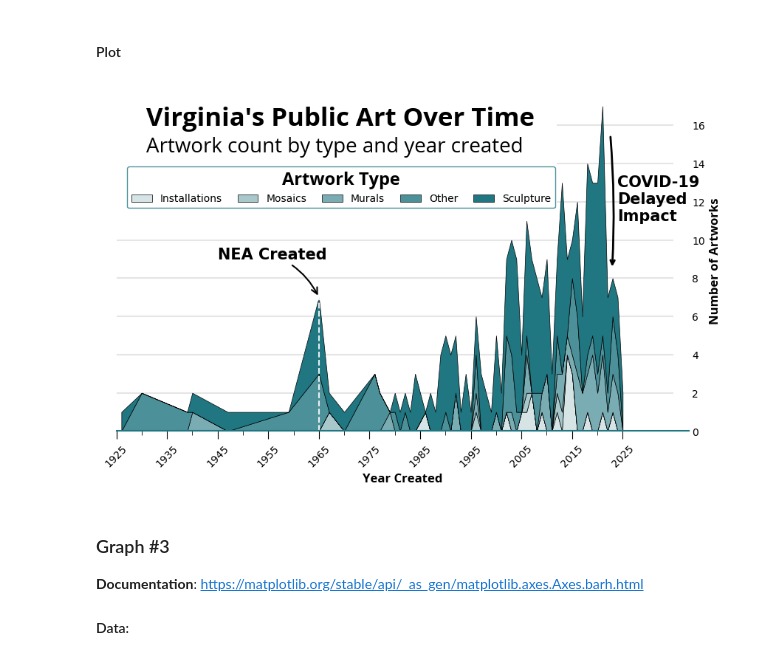
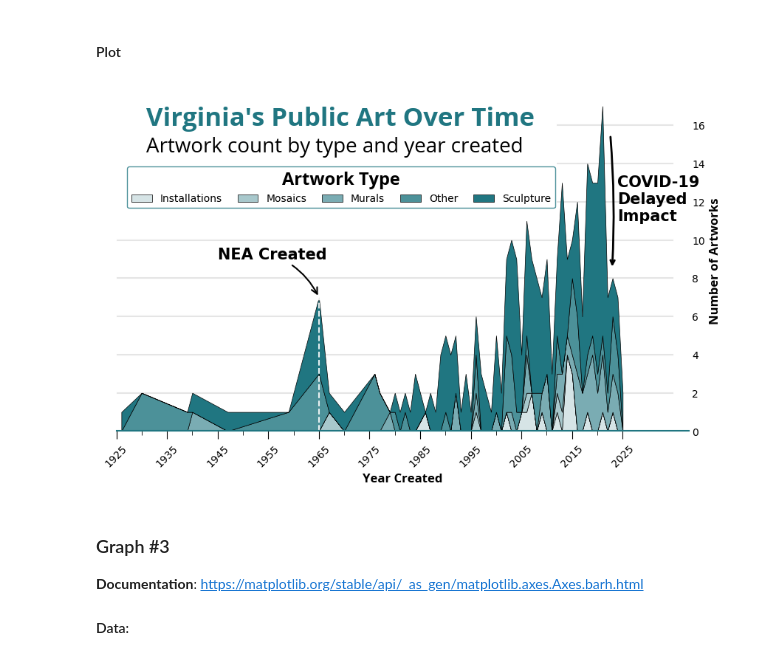
Before and after one commit to kenzkleczynski/Public-Art-Archive, a Jupyter notebook: Notebooks/Exploring_Data.ipynb, the cells around one changed output. Saved outputs shown, nothing was run; the diff lists cells and outputs as text; code cells hidden in the pictures.

```diff
--- a/Notebooks/Exploring_Data.ipynb
+++ b/Notebooks/Exploring_Data.ipynb
@@ -314,7 +314,7 @@ ax.hlines(y=2, xmin=1925, xmax=2035, linestyle='-', alpha=0.1, color=PAA_COLORS[
 
 # Add titles
 fig.text(0.165, 0.8, "Virginia's Public Art Over Time",
-         ha='left', **PAA_TEXT_STYLES['title'])
+         ha='left', **PAA_TEXT_STYLES['title'], color=PAA_COLORS['teal'])
 fig.text(0.165, 0.74, 'Artwork count by type and year created',
          ha='left', **PAA_TEXT_STYLES['subtitle'])
 
@@ -377,34 +377,34 @@ ax.annotate(
     )
 )
 ax.vlines(x=1965, ymin=0, ymax=7, color=PAA_COLORS['white'], linestyle='--', linewidth=1.5, alpha=0.9)
 
 #add arrow to show drop in 2022
 ax.annotate(
     '',  # no text
     xy=(2022.5, 7),  # where arrow points to
     xytext=(2022, 17),  # where arrow starts from
     arrowprops=dict(
         arrowstyle='->',
         color=PAA_COLORS['black'],
         linewidth=2,
         connectionstyle='arc3,rad=-0.05',
         shrinkA=30,
         shrinkB=30
     )
 )
 
 # Add label for the arrow
 ax.text(2024, 11, 'COVID-19\nDelayed\nImpact',
         fontsize=15,
         fontweight='bold',
         color=PAA_COLORS['black'],
         ha='left')
 
 plt.savefig('visualizations/graph_2.svg', bbox_inches='tight')
 
 plt.show()
 # %% [output]
-[figure, old version]
+[figure, new version]
 # %% [markdown]
 ### Graph #3
 
```
Also changed, not shown: parts of 2 cells of this notebook, 5 other files.
